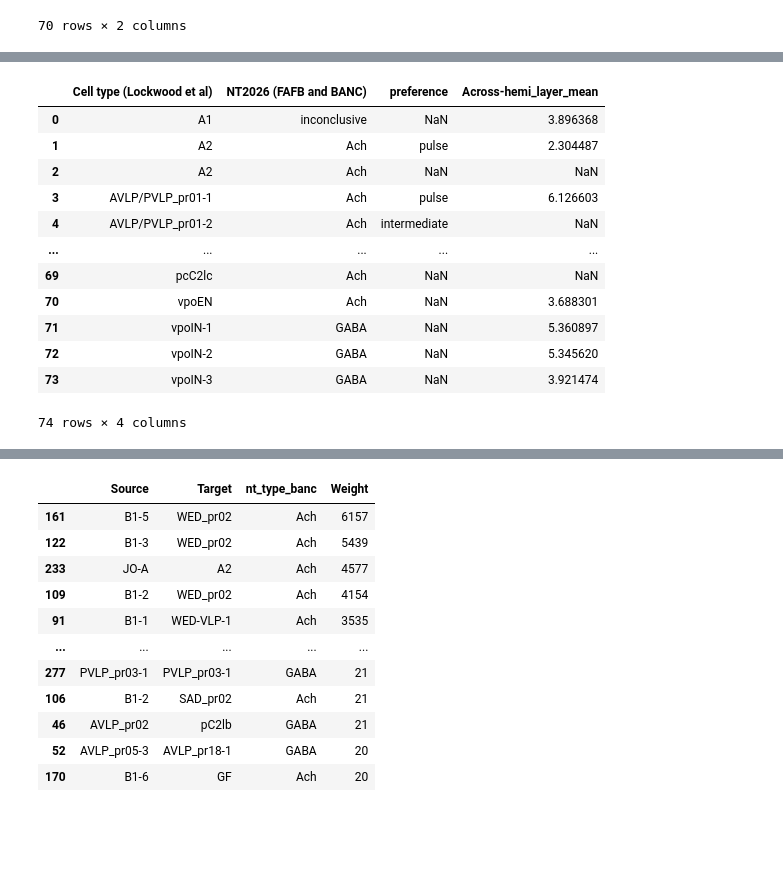
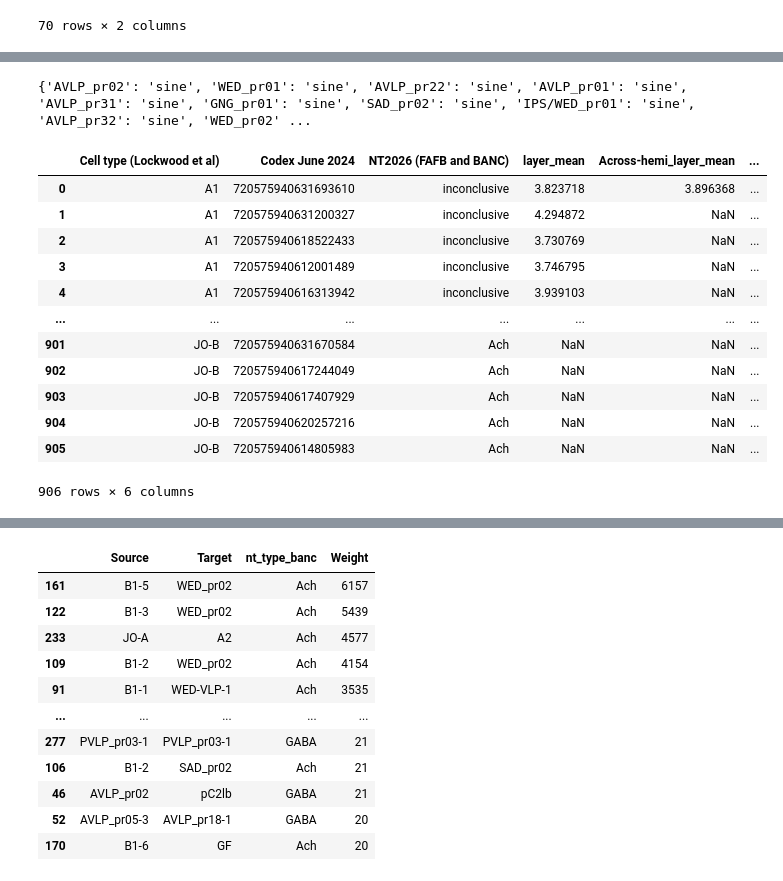
Before and after one commit to grace-cai08/sp25, a Jupyter notebook: wiringdgrm.ipynb, the cells around one changed output, grey strips where cells are left out. Drawn from its saved outputs; the diff is of its cells as text; code cells hidden in the pictures; blank space fills up the shorter version.

```diff
--- a/wiringdgrm.ipynb
+++ b/wiringdgrm.ipynb
@@ -428,18 +411,31 @@ prefs
-# %%
-celltypes_new = celltypes.merge(prefs, how='left', left_on='Codex June 2024', right_on='Flywire 2024 ID')
-types = celltypes_new.groupby(['Cell type (Lockwood et al)', 'NT2026 (FAFB and BANC)', 'preference'], as_index=False, dropna=False)[['Across-hemi_layer_mean']].first()
-types
-# %% [output]
-|  | Cell type (Lockwood et al) | NT2026 (FAFB and BANC) | preference | Across-hemi_layer_mean |
-| 0 | A1 | inconclusive | NaN | 3.896368 |
-| 1 | A2 | Ach | pulse | 2.304487 |
-| 2 | A2 | Ach | NaN | NaN |
-| 3 | AVLP/PVLP_pr01-1 | Ach | pulse | 6.126603 |
-| 4 | AVLP/PVLP_pr01-2 | Ach | intermediate | NaN |
-| ... | ... | ... | ... | ... |
-| 69 | pcC2lc | Ach | NaN | NaN |
-| 70 | vpoEN | Ach | NaN | 3.688301 |
-| 71 | vpoIN-1 | GABA | NaN | 5.360897 |
-| 72 | vpoIN-2 | GABA | NaN | 5.345620 |
-| 73 | vpoIN-3 | GABA | NaN | 3.921474 |
-74 rows × 4 columns
+# %%
+#manually adding preferences into connections df from figs 3 and 5 from Baker et al. 2022
+
+prefs_dict = {}
+
+prefs_dict['sine'] = ['AVLP_pr02', 'WED_pr01', 'AVLP_pr22', 'AVLP_pr01', 'AVLP_pr31', 'GNG_pr01', 'SAD_pr02', 'IPS/WED_pr01', 'AVLP_pr32']
+prefs_dict['intermediate'] = ['WED_pr02', 'B2', 'IPS_pr01', 'IPS_pr02', 'AVLP_pr05', 'AVLP_pr35', 'AVLP_pr11', 'SAD_pr01', 'AVLP_pr23', 'WED-VLP', 'PVLP_pr03']
+prefs_dict['pulse'] = ['AVLP/PVLP_pr01', 'AVLP_pr04', 'AVLP_pr24', 'AVLP_pr12', 'A2', 'B1', 'AVLP_pr18', 'AVLP_pr36']
+
+inverted_prefs = {cell: pref for pref, cells in prefs_dict.items() for cell in cells}
+
+print(inverted_prefs)
+# %% [output]
+{'AVLP_pr02': 'sine', 'WED_pr01': 'sine', 'AVLP_pr22': 'sine', 'AVLP_pr01': 'sine', 'AVLP_pr31': 'sine', 'GNG_pr01': 'sine', 'SAD_pr02': 'sine', 'IPS/WED_pr01': 'sine', 'AVLP_pr32': 'sine', 'WED_pr02' ...
+# %%
+celltypes.loc[:, 'preference'] = celltypes['Cell type (Lockwood et al)'].map(inverted_prefs).fillna('none')
+celltypes
+# %% [output]
+|  | Cell type (Lockwood et al) | Codex June 2024 | NT2026 (FAFB and BANC) | layer_mean | Across-hemi_layer_mean | ... |
+| 0 | A1 | 720575940631693610 | inconclusive | 3.823718 | 3.896368 | ... |
+| 1 | A1 | 720575940631200327 | inconclusive | 4.294872 | NaN | ... |
+| 2 | A1 | 720575940618522433 | inconclusive | 3.730769 | NaN | ... |
+| 3 | A1 | 720575940612001489 | inconclusive | 3.746795 | NaN | ... |
+| 4 | A1 | 720575940616313942 | inconclusive | 3.939103 | NaN | ... |
+| ... | ... | ... | ... | ... | ... | ... |
+| 901 | JO-B | 720575940631670584 | Ach | NaN | NaN | ... |
+| 902 | JO-B | 720575940617244049 | Ach | NaN | NaN | ... |
+| 903 | JO-B | 720575940617407929 | Ach | NaN | NaN | ... |
+| 904 | JO-B | 720575940620257216 | Ach | NaN | NaN | ... |
+| 905 | JO-B | 720575940614805983 | Ach | NaN | NaN | ... |
+906 rows × 6 columns
```
Also changed, not shown: parts of 3 cells of this notebook.
